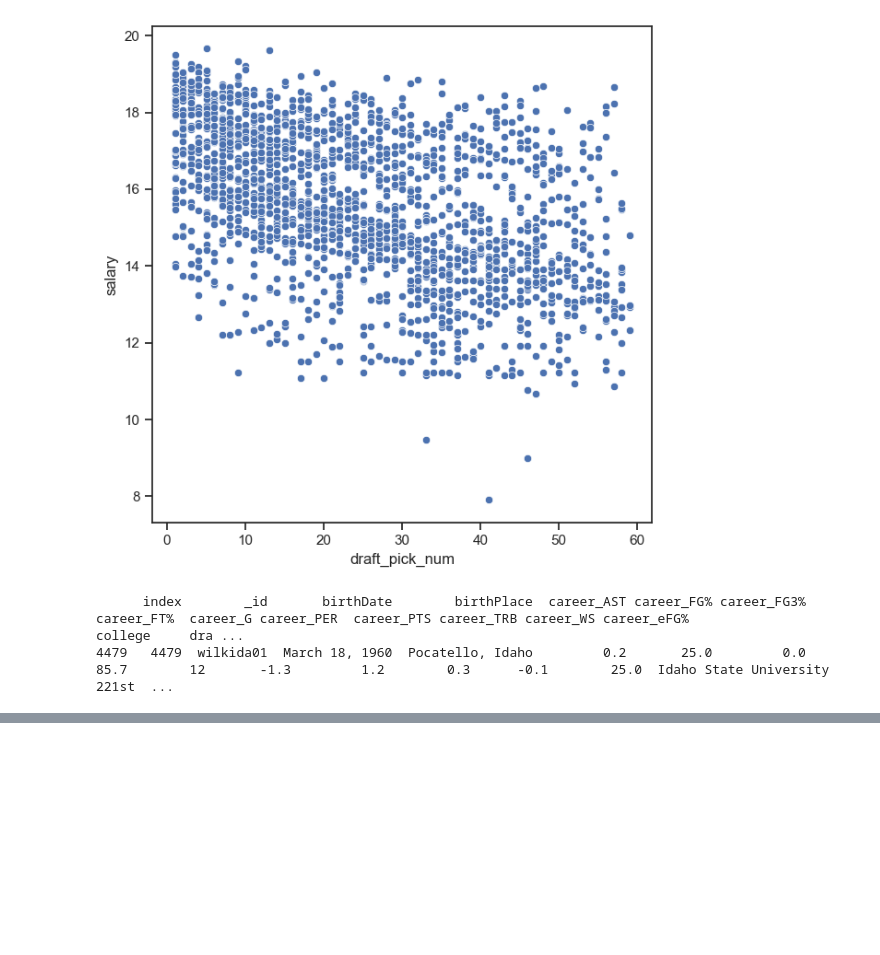
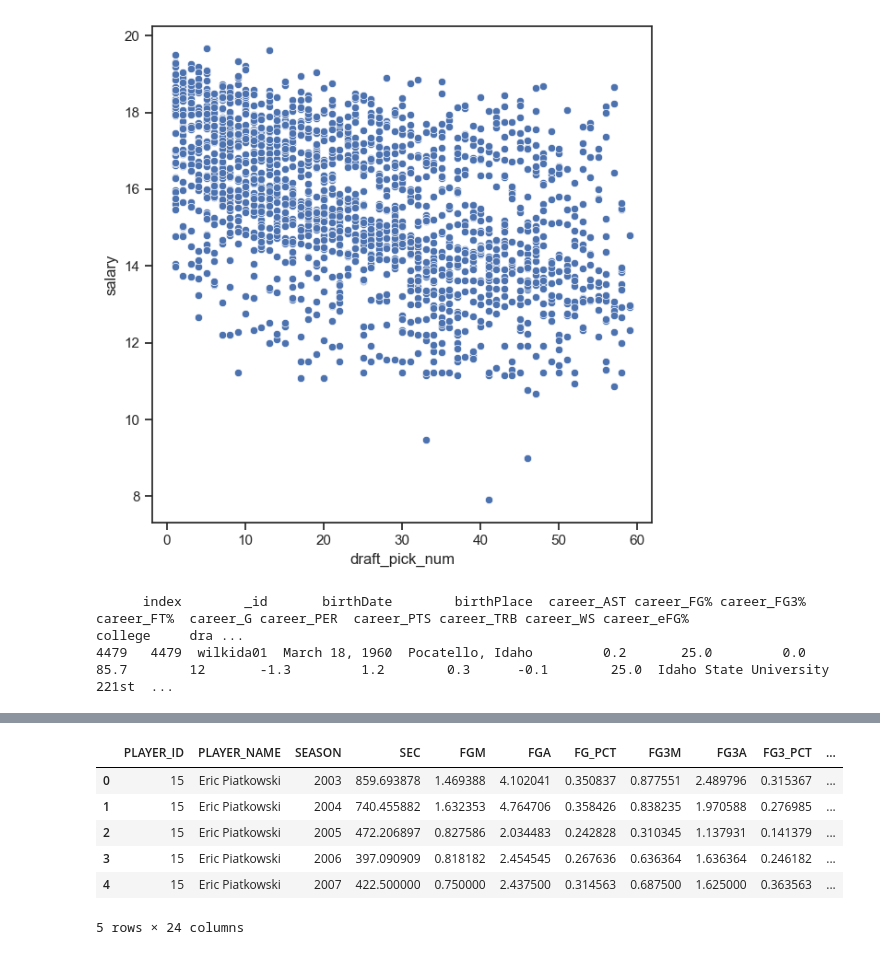
Before and after one commit to AndrewH06/nba-salary, a Jupyter notebook: jared.ipynb, the cells around one changed output, grey strips where cells are left out. Cells and saved outputs as stored; diff of their text form; code cells hidden in the pictures; blank space fills up the shorter version.

```diff
--- a/jared.ipynb
+++ b/jared.ipynb
@@ -117,0 +259,35 @@ print(career_player_data[career_player_data["draft_pick_num"].astype(int) > 200]
+# %%
+# per game aggregation of stats across seasons
+mean_season = game_details.groupby(["PLAYER_ID", "PLAYER_NAME", "SEASON"]).agg(
+    SEC = ("SEC", "mean"),
+    FGM = ("FGM", "mean"),
+    FGA = ("PTS", "mean"),
+    FG_PCT = ("FG_PCT", "mean"),
+    FG3M = ("FG3M", "mean"),
+    FG3A = ("FG3A", "mean"),
+    FG3_PCT = ("FG3_PCT", "mean"),
+    FTM = ("FTM", "mean"),
+    FTA = ("FTA", "mean"),
+    FT_PCT = ("FT_PCT", "mean"),
+    OREB = ("OREB", "mean"),
+    DREB = ("DREB", "mean"),
+    REB = ("REB", "mean"),
+    AST = ("AST", "mean"),
+    STL = ("STL", "mean"),
+    BLK = ("BLK", "mean"),
+    TO = ("TO", "mean"),
+    PF = ("PF", "mean"),
+    PTS = ("PTS", "mean"),
+    PLUS_MINUS = ("PLUS_MINUS", "mean"),
+    G = ("PTS", "count")
+)
+mean_season = mean_season.reset_index()
+mean_season.head()
+# %% [output]
+|  | PLAYER_ID | PLAYER_NAME | SEASON | SEC | FGM | FGA | FG_PCT | FG3M | FG3A | FG3_PCT | ... |
+| 0 | 15 | Eric Piatkowski | 2003 | 859.693878 | 1.469388 | 4.102041 | 0.350837 | 0.877551 | 2.489796 | 0.315367 | ... |
+| 1 | 15 | Eric Piatkowski | 2004 | 740.455882 | 1.632353 | 4.764706 | 0.358426 | 0.838235 | 1.970588 | 0.276985 | ... |
+| 2 | 15 | Eric Piatkowski | 2005 | 472.206897 | 0.827586 | 2.034483 | 0.242828 | 0.310345 | 1.137931 | 0.141379 | ... |
+| 3 | 15 | Eric Piatkowski | 2006 | 397.090909 | 0.818182 | 2.454545 | 0.267636 | 0.636364 | 1.636364 | 0.246182 | ... |
+| 4 | 15 | Eric Piatkowski | 2007 | 422.500000 | 0.750000 | 2.437500 | 0.314563 | 0.687500 | 1.625000 | 0.363563 | ... |
+5 rows × 24 columns
```
Also changed, not shown: parts of 18 cells of this notebook.
